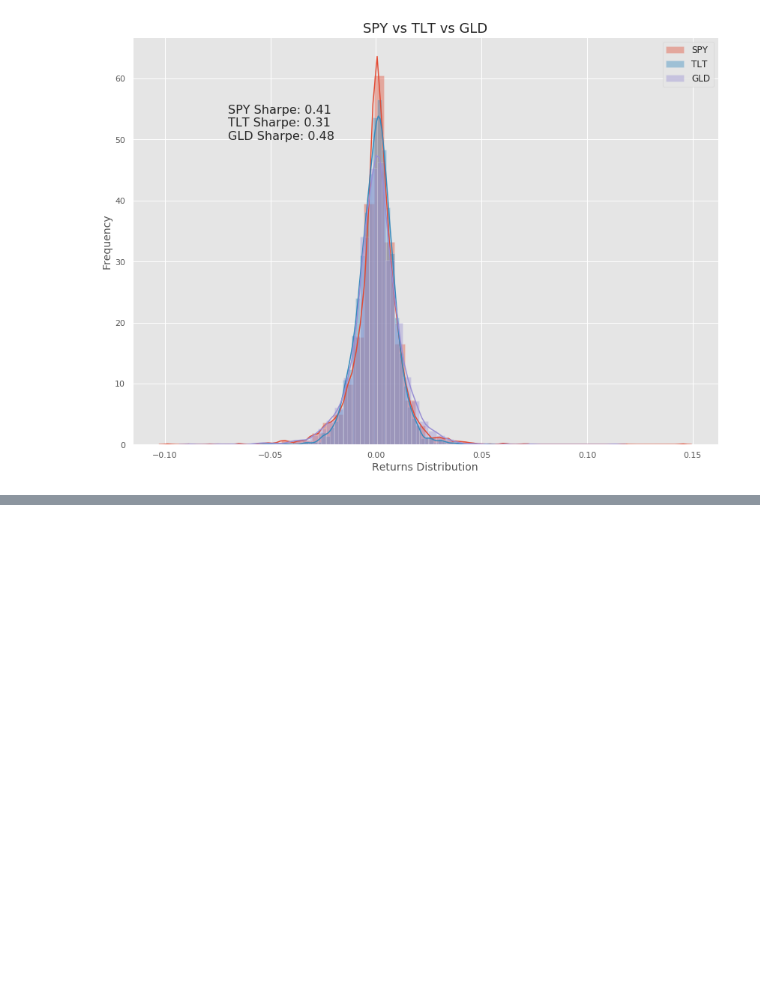
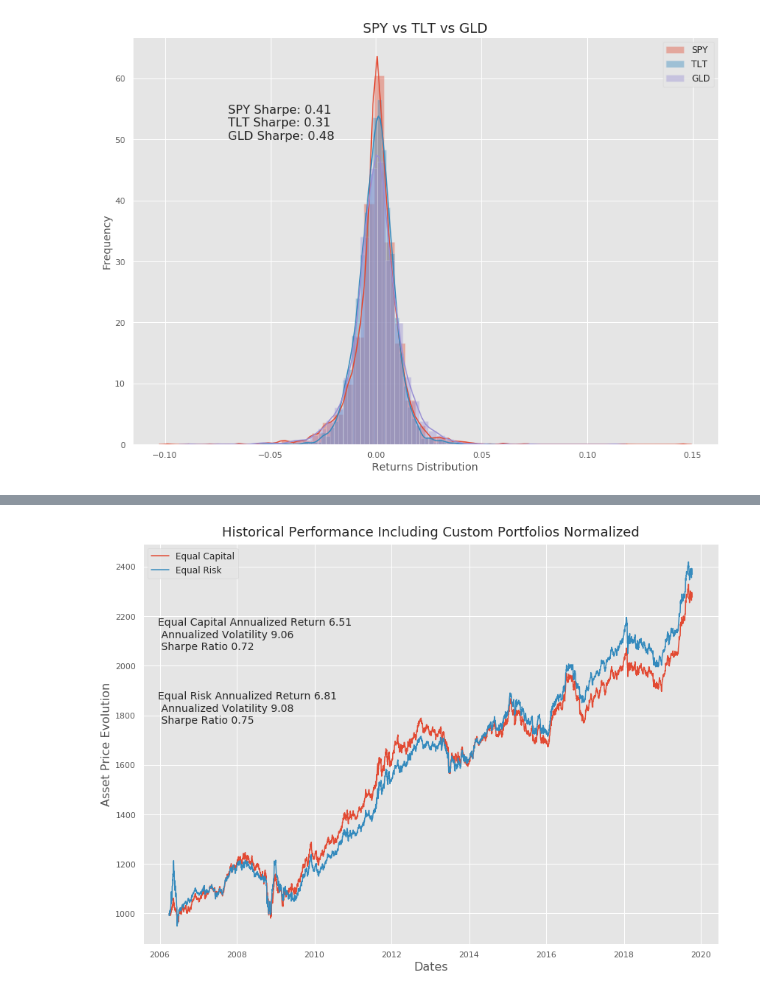
Before and after one commit to wrk1231/EqualCapitalVSEqualRisk, a Jupyter notebook: EqualCapitalVSEqualRisk.ipynb, the cells around one changed output, grey strips where cells are left out. Cells and saved outputs as stored; diff of their text form; code cells hidden in the pictures; blank space fills up the shorter version.

```diff
--- a/EqualCapitalVSEqualRisk.ipynb
+++ b/EqualCapitalVSEqualRisk.ipynb
@@ -20,6 +19,8 @@ from datetime import timedelta
 # %%
 ONEYEARDAYS = 252
-FREQ = 90
+# FREQ = 90
+RP_FREQ = 90
+EC_FREQ = 90
 # %%
 import numpy as np
 import pandas as pd
@@ -308,0 +410,18 @@ equal_capital_result = pd.Series(equal_capital_result)
+# %%
+backtest_result = pd.DataFrame()
+backtest_result['Equal Capital'] = Backtest(frequency=60, method = "Equal Capital")
+backtest_result['Equal Risk'] = Backtest(frequency=60, method = "Equal Risk")
+strategy_return = backtest_result.pct_change().dropna()
+strategy_return;
+# %%
+def performance_analysis(strategy_return):
+    strategy_stats = pd.DataFrame()
+    strategy_stats['Annualized Returns(%)'] = strategy_return.mean() * ONEYEARDAYS *100
+    strategy_stats['Annualized Volatility(%)'] = strategy_return.std() * np.sqrt(ONEYEARDAYS)*100
+    strategy_stats['Sharpe Ratio'] = strategy_stats['Annualized Returns(%)'] /strategy_stats['Annualized Volatility(%)']
+
+    return strategy_stats
+# %%
+strategy_stats = performance_analysis(strategy_return=strategy_return)
+print('Strategy Performance Annualized Statistics - full observation period')
+strategy_stats.style.bar(color=['red','green'], align='zero')
@@ -308,0 +433,25 @@ equal_capital_result = pd.Series(equal_capital_result)
+# %%
+fig6 =plt.figure(figsize=(14,10))
+ax = plt.gca()
+ax.plot(backtest_result[['Equal Capital', 'Equal Risk']])
+
+title_text_obj = plt.title("Historical Performance Including Custom Portfolios Normalized", fontsize = 18,
+                          verticalalignment = 'bottom')
+xlabel_obj = plt.xlabel('Dates', fontsize = 16)
+ylabel_obj = plt.ylabel('Asset Price Evolution', fontsize = 16)
+ax.legend(('Equal Capital', 'Equal Risk'),fontsize = 12)
+ax.annotate('Equal Capital Annualized Return {}\n Annualized Volatility {}\n Sharpe Ratio {}'.format(
+            np.round(strategy_stats['Annualized Returns(%)']['Equal Capital'],2),
+            np.round(strategy_stats['Annualized Volatility(%)']['Equal Capital'],2),
+            np.round(strategy_stats['Sharpe Ratio']['Equal Capital'],2)),
+            xy=(20,400),xycoords = 'axes points',fontsize=14)
+
+ax.annotate('Equal Risk Annualized Return {}\n Annualized Volatility {}\n Sharpe Ratio {}'.format(
+            np.round(strategy_stats['Annualized Returns(%)']['Equal Risk'],2),
+            np.round(strategy_stats['Annualized Volatility(%)']['Equal Risk'],2),
+            np.round(strategy_stats['Sharpe Ratio']['Equal Risk'],2)),
+            xy=(20,300),xycoords = 'axes points',fontsize=14)
+plt.show()
+# fig6.savefig('portfolioscomp.png',dpi=fig6.dpi)
+# %% [output]
+[figure, added]
```
Also changed, not shown: parts of 20 cells of this notebook.
